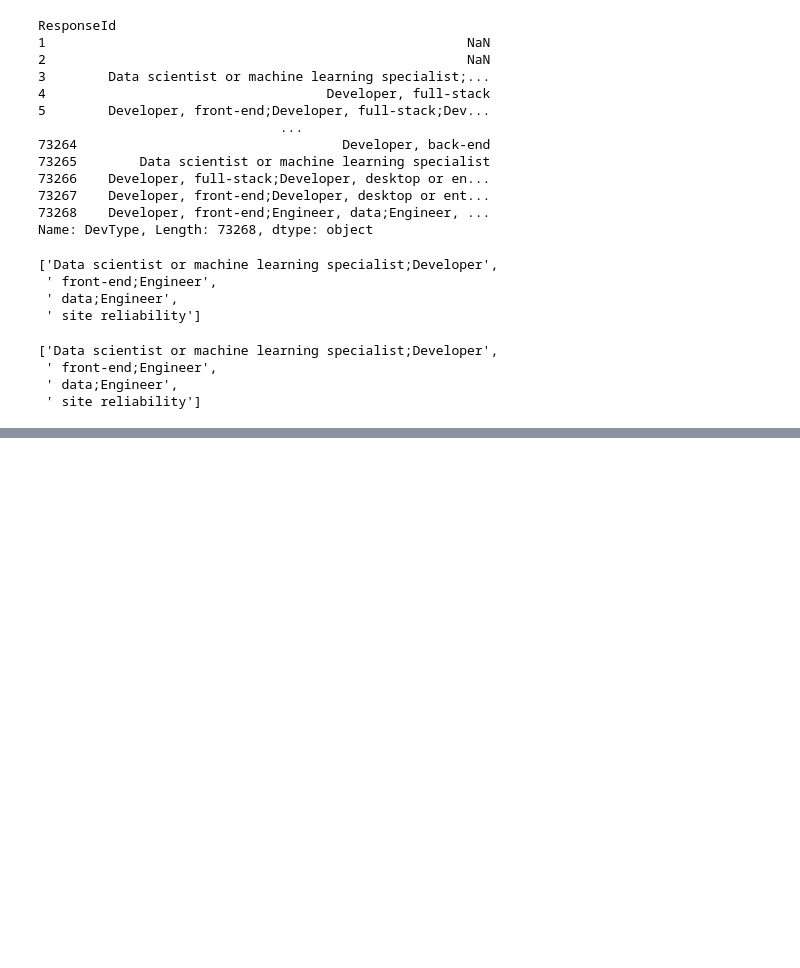
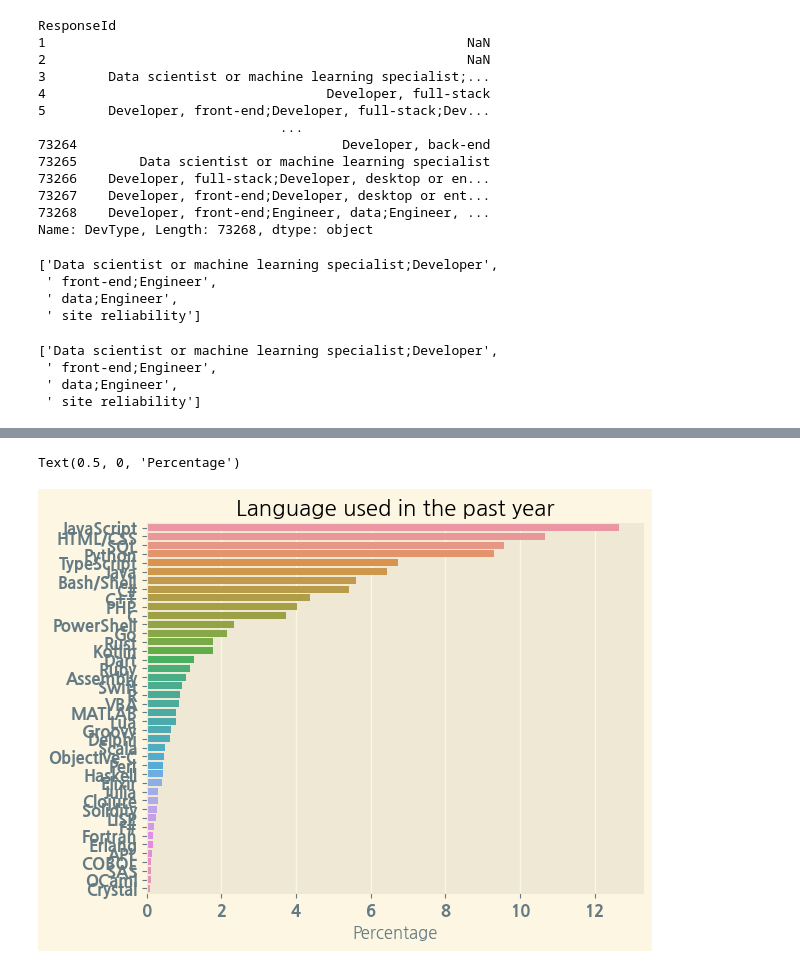
Before and after one commit to Yu-seung-hyeon/python, a Jupyter notebook: 23-03-15.ipynb, the cells around one changed output, grey strips where cells are left out. Drawn from its saved outputs; the diff is of its cells as text; code cells hidden in the pictures; blank space fills up the shorter version.

```diff
--- a/23-03-15.ipynb
+++ b/23-03-15.ipynb
@@ -936,0 +1184,3 @@ AttributeError: 'function' object has no attribute 'sum'
+# %%
+languages_worked_df = split_multicolumn(survey_df.LanguageHaveWorkedWith)
+languages_worked_df
@@ -936,0 +1202,3 @@ AttributeError: 'function' object has no attribute 'sum'
+# %%
+languages_worked_totals = languages_worked_df.sum().sort_values(ascending=False)
+languages_worked_totals
@@ -936,0 +1223,3 @@ AttributeError: 'function' object has no attribute 'sum'
+# %%
+languages_worked_percentages = languages_worked_totals/ languages_worked_totals.sum() * 100
+languages_worked_percentages
@@ -936,0 +1244,7 @@ AttributeError: 'function' object has no attribute 'sum'
+# %%
+plt.title('Language used in the past year')
+sns.barplot(x = languages_worked_percentages , y =languages_worked_percentages.index)
+plt.xlabel("Percentage")
+# %% [output]
+Text(0.5, 0, 'Percentage')
+[figure, added]
```
Also changed, not shown: parts of 55 cells of this notebook, 1 other file.
